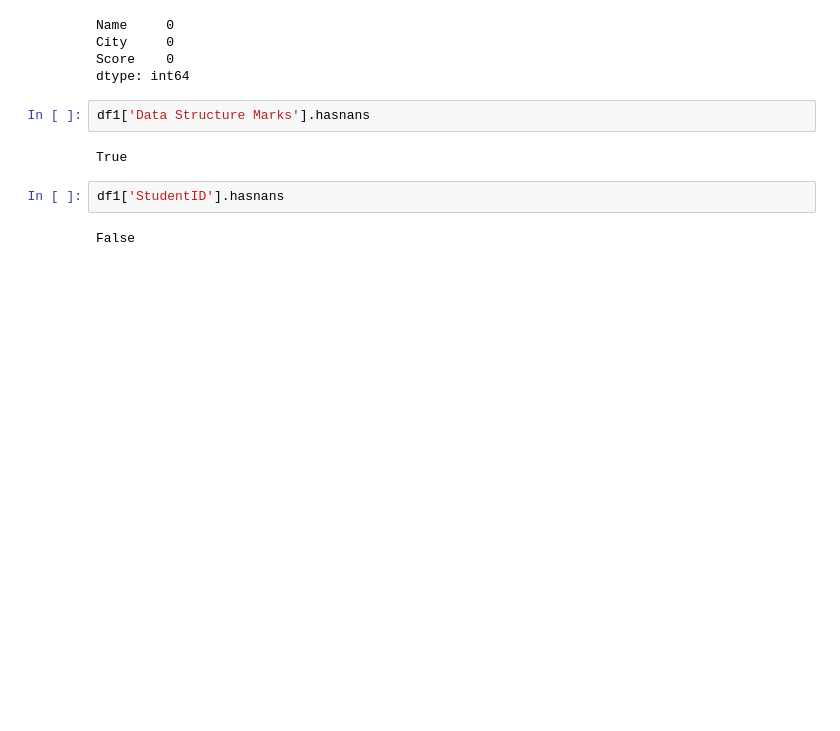
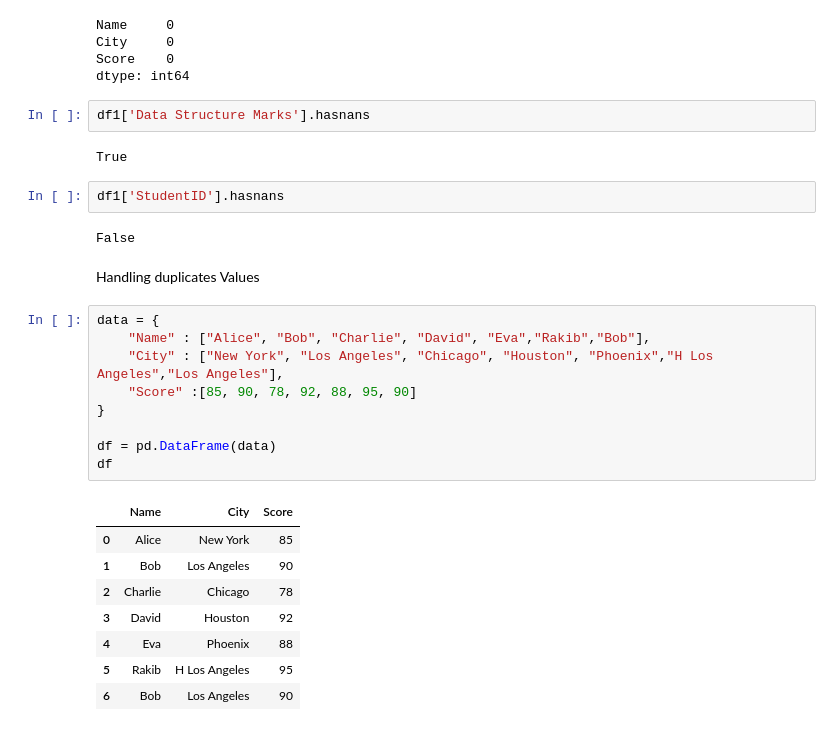
Before and after one commit to Rakibulhasan88/Phitron-week-3, a Jupyter notebook: Module-14.ipynb, the cells around one changed output. Saved outputs shown, nothing was run; the diff lists cells and outputs as text; blank space fills up the shorter version.

Commit message:
handling duplicate values

```diff
--- a/Module-14.ipynb
+++ b/Module-14.ipynb
@@ -311,3 +311,23 @@ True
 df1['StudentID'].hasnans
 # %% [output]
 False
+# %% [markdown]
+Handling duplicates Values
+# %%
+data = {
+    "Name" : ["Alice", "Bob", "Charlie", "David", "Eva","Rakib","Bob"],
+    "City" : ["New York", "Los Angeles", "Chicago", "Houston", "Phoenix","H Los Angeles","Los Angeles"],
+    "Score" :[85, 90, 78, 92, 88, 95, 90]
+}
+
+df = pd.DataFrame(data)
+df
+# %% [output]
+|  | Name | City | Score |
+| 0 | Alice | New York | 85 |
+| 1 | Bob | Los Angeles | 90 |
+| 2 | Charlie | Chicago | 78 |
+| 3 | David | Houston | 92 |
+| 4 | Eva | Phoenix | 88 |
+| 5 | Rakib | H Los Angeles | 95 |
+| 6 | Bob | Los Angeles | 90 |
```
Also changed, not shown: parts of 8 cells of this notebook.
